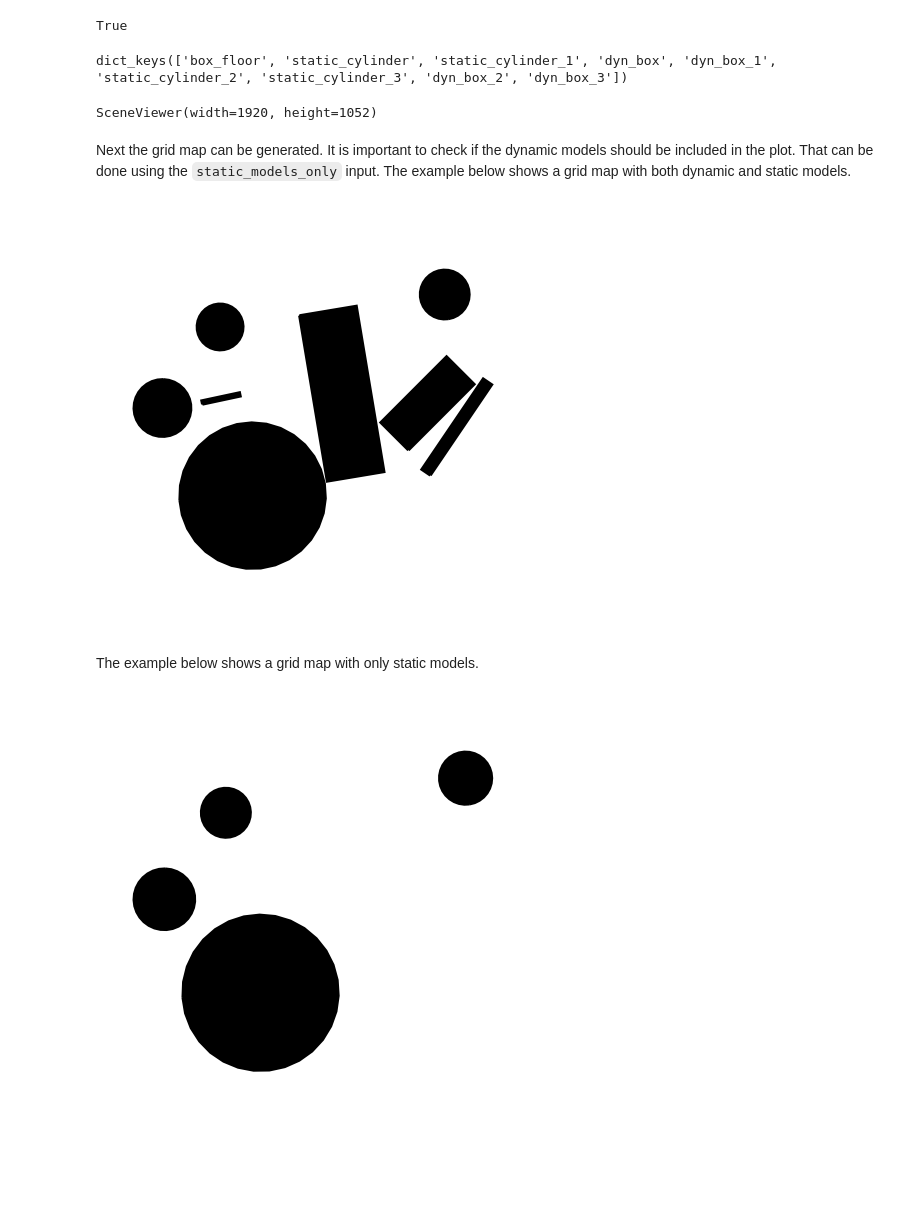
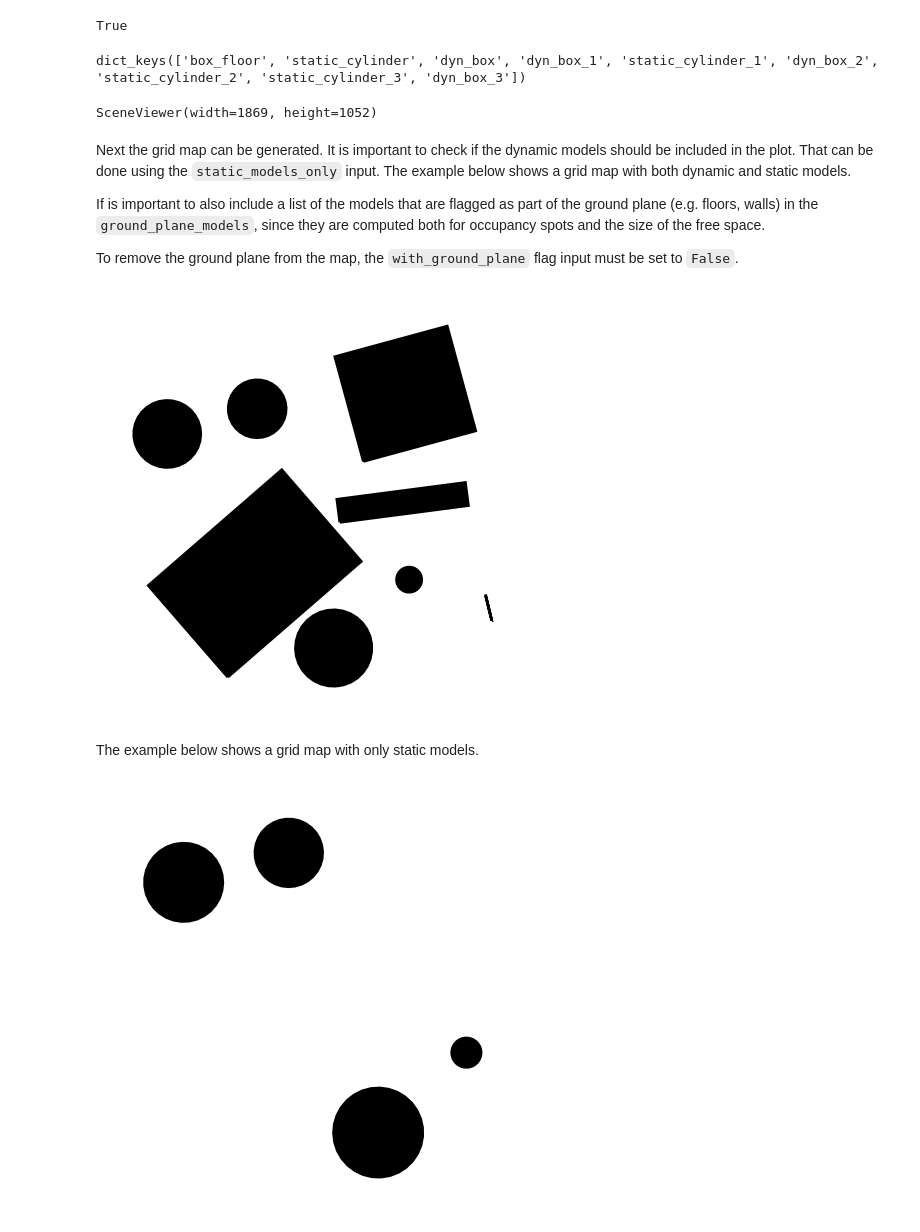
Before and after one commit to boschresearch/pcg_gazebo, a Jupyter notebook: examples/gen_grid_map.ipynb, the cells around one changed output. Cells and saved outputs as stored; diff of their text form; code cells hidden in the pictures; blank space fills up the shorter version.

```diff
--- a/examples/gen_grid_map.ipynb
+++ b/examples/gen_grid_map.ipynb
@@ -12,9 +25,9 @@ world_gen.add_asset(
     description=dict(
         type='box',
         args=dict(
-            size="5 * __import__('numpy').random.random(3)",
+            size="5 * __import__('pcg_gazebo').random.rand(3)",
             name='cuboid',
-            mass="max(0.1, __import__('numpy').random.random())",
+            mass="max(0.1, __import__('pcg_gazebo').random.rand())",
             color='xkcd'
         )
     )
@@ -30,8 +46,8 @@ world_gen.add_asset(
     description=dict(
         type='cylinder',
         args=dict(
-            length="2 * __import__('numpy').random.random()",
-            radius="2 * __import__('numpy').random.random()",
+            length="2 * __import__('pcg_gazebo').random.rand()",
+            radius="2 * __import__('pcg_gazebo').random.rand()",
             name='cylinder',
             color='xkcd'
         )
@@ -68,17 +84,13 @@ world_gen.add_constraint(
     name='my_workspace',
     type='workspace',
     frame='world',
-    geometry=dict(
-        type='area',
-        description=dict(
-            points=[
-                [-5, -5, 0],
-                [-5, 5, 0],
-                [5, 5, 0],
-                [5, -5, 0],
-            ]
-        )
-    )
+    geometry_type='area',
+    points=[
+        [-5, -5, 0],
+        [-5, 5, 0],
+        [5, 5, 0],
+        [5, -5, 0],
+    ]
 )
 
 print('List of constraints=', list(world_gen.constraints.tags))
@@ -167,34 +177,40 @@ True
 # %%
 print(world_gen.world.models.keys())
 # %% [output]
-dict_keys(['box_floor', 'static_cylinder', 'static_cylinder_1', 'dyn_box', 'dyn_box_1', 'static_cylinder_2', 'static_cylinder_3', 'dyn_box_2', 'dyn_box_3'])
+dict_keys(['box_floor', 'static_cylinder', 'dyn_box', 'dyn_box_1', 'static_cylinder_1', 'dyn_box_2', 'static_cylinder_2', 'static_cylinder_3', 'dyn_box_3'])
 # %%
 world_gen.world.show()
 # %% [output]
-SceneViewer(width=1920, height=1052)
+SceneViewer(width=1869, height=1052)
 # %% [markdown]
 Next the grid map can be generated. It is important to check if the dynamic models should be included in the plot.
 That can be done using the `static_models_only` input.
 The example below shows a grid map with both dynamic and static models.
+
+If is important to also include a list of the models that are flagged as part of the ground plane (e.g. floors, walls) in the `ground_plane_models`, since they are computed both for occupancy spots and the size of the free space.
+
+To remove the ground plane from the map, the `with_ground_plane` flag input must be set to `False`.
 # %%
 import matplotlib.pyplot as pyplot
 fig = plot_occupancy_grid(
     world_gen.world.models,
     with_ground_plane=False,
-    static_models_only=False)
+    static_models_only=False,
+    ground_plane_models=['box_floor'])
 pyplot.show()
 # %% [output]
-[figure, old version]
+[figure, new version]
 # %% [markdown]
 The example below shows a grid map with only static models.
 # %%
 fig = plot_occupancy_grid(
     world_gen.world.models,
     with_ground_plane=False,
-    static_models_only=True)
+    static_models_only=True,
+    ground_plane_models=['box_floor'])
 pyplot.show()
 # %% [output]
-[figure, old version]
+[figure, new version]
 # %%
 fig = world_gen.world.plot_footprints(engine='matplotlib')
 # %% [output]
```
Also changed, not shown: parts of 37 cells of this notebook, 9 other files.
